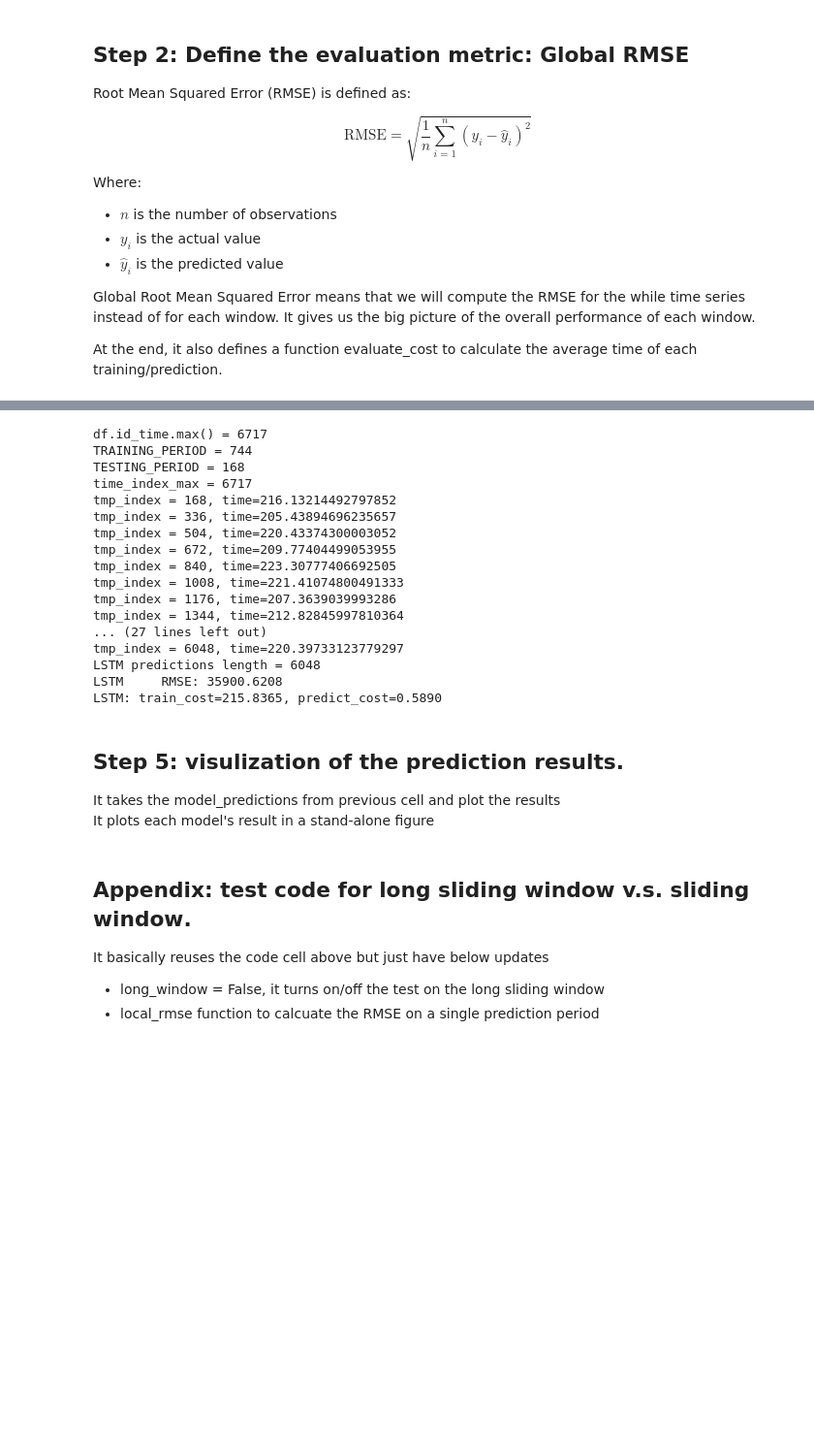
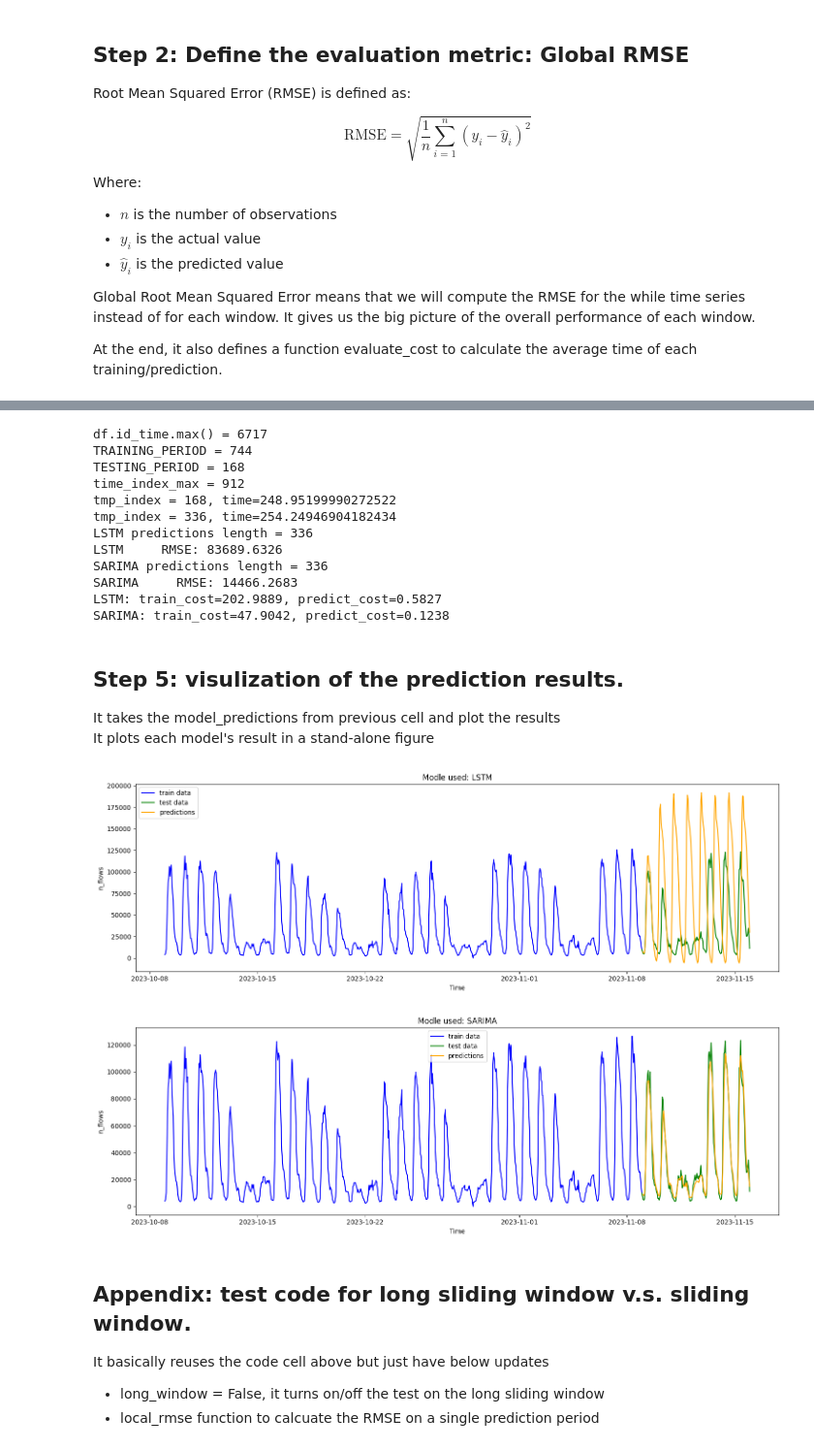
Before and after one commit to BinDong314/ESAIHW, a Jupyter notebook: ESAIHW.ipynb, the cells around one changed output, grey strips where cells are left out. Shown: that part at 97% size. Drawn from its saved outputs; the diff is of its cells as text; code cells hidden in the pictures; blank space fills up the shorter version.

```diff
--- a/ESAIHW.ipynb
+++ b/ESAIHW.ipynb
@@ -373,14 +374,14 @@ TESTING_PERIOD = 168   #7 Days
 TS_METRIC = 'n_flows'
 
 time_index_max=df.id_time.max() #df.id_time.max() = 6717
-##time_index_max=TRAINING_PERIOD+1*TESTING_PERIOD
+time_index_max=TRAINING_PERIOD+1*TESTING_PERIOD
 
 print(f"df.id_time.max() = {df.id_time.max()}")
 print(f"TRAINING_PERIOD = {TRAINING_PERIOD}")
 print(f"TESTING_PERIOD = {TESTING_PERIOD}")
 print(f"time_index_max = {time_index_max}")
 
-model_to_evaluate=["LSTM"]
+model_to_evaluate=["LSTM", "SARIMA"]
 model_predictions = {model: [] for model in model_to_evaluate}
 model_cost_train = {model: [] for model in model_to_evaluate}
 model_cost_predict = {model: [] for model in model_to_evaluate}
@@ -441,20 +442,15 @@ evaluate_cost(model_cost_train, model_cost_predict)
 df.id_time.max() = 6717
 TRAINING_PERIOD = 744
 TESTING_PERIOD = 168
-time_index_max = 6717
-tmp_index = 168, time=216.13214492797852
-tmp_index = 336, time=205.43894696235657
-tmp_index = 504, time=220.43374300003052
-tmp_index = 672, time=209.77404499053955
-tmp_index = 840, time=223.30777406692505
-tmp_index = 1008, time=221.41074800491333
-tmp_index = 1176, time=207.3639039993286
-tmp_index = 1344, time=212.82845997810364
-... (27 lines left out)
-tmp_index = 6048, time=220.39733123779297
-LSTM predictions length = 6048
-LSTM     RMSE: 35900.6208
-LSTM: train_cost=215.8365, predict_cost=0.5890
+time_index_max = 912
+tmp_index = 168, time=248.95199990272522
+tmp_index = 336, time=254.24946904182434
+LSTM predictions length = 336
+LSTM     RMSE: 83689.6326
+SARIMA predictions length = 336
+SARIMA     RMSE: 14466.2683
+LSTM: train_cost=202.9889, predict_cost=0.5827
+SARIMA: train_cost=47.9042, predict_cost=0.1238
 # %% [markdown]
 ## **Step 5: visulization of the prediction results**.
 It takes the model_predictions from previous cell and plot the results
@@ -462,7 +458,6 @@ It plots each model's result in a stand-alone figure
 # %%
 import matplotlib.pyplot as plt
 
-time_index_max=TRAINING_PERIOD+4*TESTING_PERIOD
 def plot_predictions(df, model_predictions, ts_metric, trainning_period, time_index_max):
     """
     PLot the prediction results (in model_predictions) v.s. the real data (in df)
@@ -480,33 +475,36 @@ def plot_predictions(df, model_predictions, ts_metric, trainning_period, time_in
     time_index_max: int, the max number of intervals we run for the predict.
     In most cases, it is df.id_time.max(). In test cases, it is smaller.
 
     """
     for method_name, predictions in model_predictions.items():
         fig, ax = plt.subplots(figsize=(15, 5))
 
         # Plot training data
         ax.plot(
             df[df.id_time < trainning_period].time,
             df[df.id_time < trainning_period][ts_metric],
             color='blue',
             label='train data'
         )
 
         # Plot test data (starting one point before test period)
         tmp = df[(df.id_time >= trainning_period - 1) & (df.id_time < time_index_max)]
         ax.plot(tmp.time, tmp[ts_metric], color='green', label='test data')
 
         # Plot model predictions
         pred_time = df[(df.id_time > trainning_period) & (df.id_time < time_index_max)].time
         ax.plot(pred_time, predictions[:len(pred_time)], color='orange', label='predictions')
 
         ax.set_title(f"Modle used: {method_name}")
         ax.set_xlabel("Time")
         ax.set_ylabel(ts_metric)
         ax.legend()
         plt.tight_layout()
         plt.show()
 plot_predictions(df, model_predictions, TS_METRIC, TRAINING_PERIOD, time_index_max)
+# %% [output]
+[figure, added]
+[figure, added]
 # %% [markdown]
 ## **Appendix: test code for long sliding window v.s. sliding window**.
 
```
Also changed, not shown: parts of 2 cells of this notebook.
